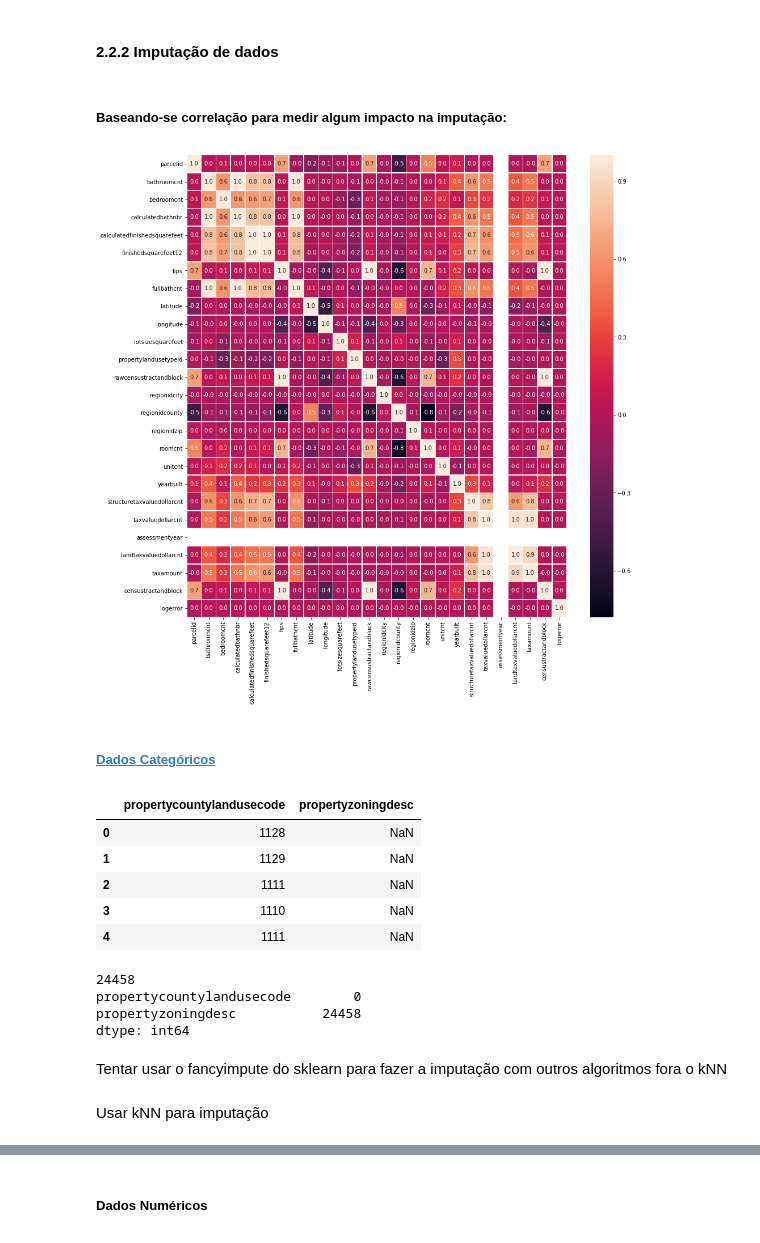
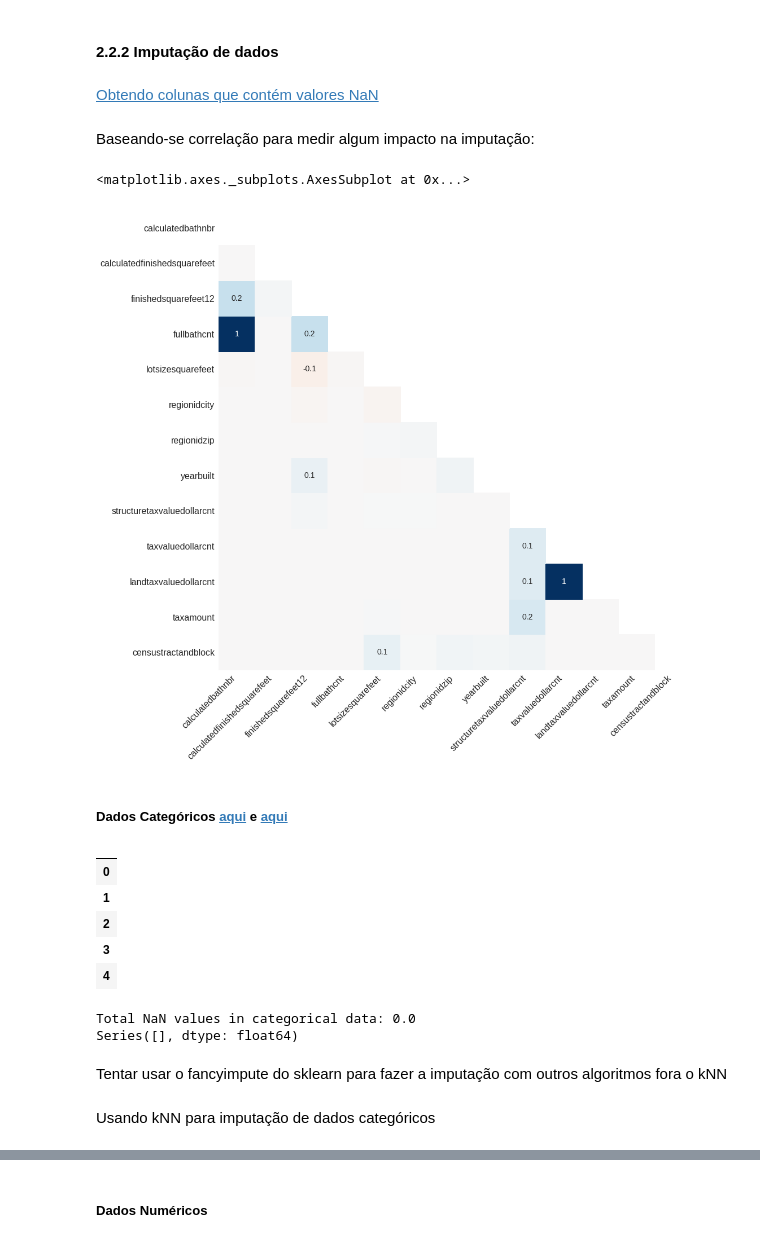
Before and after one commit to thiagotandrade/ds-project, a Jupyter notebook: DS_Project1.ipynb, the cells around one changed output, grey strips where cells are left out. Saved outputs shown, nothing was run; the diff lists cells and outputs as text; code cells hidden in the pictures.

Commit message:
From Colaboratory, missing values imputationd

```diff
--- a/DS_Project1.ipynb
+++ b/DS_Project1.ipynb
@@ -90,8 +118,12 @@ props.dtypes.value_counts().sort_values(ascending=False).plot.bar()
 object_type = props.select_dtypes(include=['object']).columns.values
 props[object_type] = props[object_type].astype('category')
 
-#Mudar tipo da coluna transaction date para 'datetime64'
+#Mudar tipo da coluna transaction date para 'datetime64' e separando a data em colunas
 props['transactiondate'] = pd.to_datetime(props['transactiondate'])
+props['transaction_year'] = props['transactiondate'].dt.year
+props['transaction_month'] = props['transactiondate'].dt.month
+props['transaction_day'] = props['transactiondate'].dt.day
+props.drop(['transactiondate'], axis=1, inplace=True)
 # %% [markdown]
 ### 2.2 Tratamento de dados ausentes
 # %%
@@ -141,13 +181,21 @@ props.isnull().sum().sort_values().plot.barh(figsize=(15,20))
 # %% [markdown]
 #### 2.2.2 Imputação de dados
+# %% [markdown]
+[Obtendo colunas que contém valores NaN](https://dzone.com/articles/pandas-find-rows-where-columnfield-is-null)
+# %%
+# Get columns that have any NaN value
+nan_columns = props.columns[props.isnull().any()]
 # %% [markdown]
-##### Baseando-se correlação para medir algum impacto na imputação:
+Baseando-se correlação para medir algum impacto na imputação:
 # %%
-f,ax = plt.subplots(figsize=(15, 15))
-sns.heatmap(props.corr(), annot=True, linewidths=.5, fmt='.1f',ax=ax)
-plt.show()
+msno.heatmap(props[nan_columns], figsize=(15,15))
+#All Columns Correlation
+#f,ax = plt.subplots(figsize=(15, 15))
+#sns.heatmap(props.corr(), annot=True, linewidths=.5, fmt='.1f',ax=ax)
+#plt.show()
 # %% [output]
+<matplotlib.axes._subplots.AxesSubplot at 0x...>
-[figure, old version]
+[figure, new version]
 # %% [markdown]
-##### [Dados Categóricos](https://www.datacamp.com/community/tutorials/categorical-data)
+##### Dados Categóricos [aqui](https://www.datacamp.com/community/tutorials/categorical-data) e [aqui](https://scikit-learn.org/stable/modules/impute.html)
 # %%
@@ -155,17 +203,15 @@ cat_df_props = props.select_dtypes(include=['category']).copy()
 # %%
-cat_df_props.head()
+cat_df_nan.head()
 # %% [output]
-|  | propertycountylandusecode | propertyzoningdesc |
-| 0 | 1128 | NaN |
-| 1 | 1129 | NaN |
-| 2 | 1111 | NaN |
-| 3 | 1110 | NaN |
-| 4 | 1111 | NaN |
+|  |
+| 0 |
+| 1 |
+| 2 |
+| 3 |
+| 4 |
 # %%
-print(cat_df_props.isnull().values.sum())
-print(cat_df_props.isnull().sum())
+print('Total NaN values in categorical data: ' + str(cat_df_nan.isnull().values.sum()))
+print(cat_df_nan.isnull().sum())
 # %% [output]
-24458
-propertycountylandusecode        0
-propertyzoningdesc           24458
-dtype: int64
+Total NaN values in categorical data: 0.0
+Series([], dtype: float64)
@@ -176,4 +218,4 @@ cat_df_props['propertycountylandusecode'] = cat_df_props['propertycountylandusec
 # %% [markdown]
 Tentar usar o fancyimpute do sklearn para fazer a imputação com outros algoritmos fora o kNN
 # %% [markdown]
-Usar kNN para imputação
+Usando kNN para imputação de dados categóricos
```
Also changed, not shown: parts of 38 cells of this notebook.
